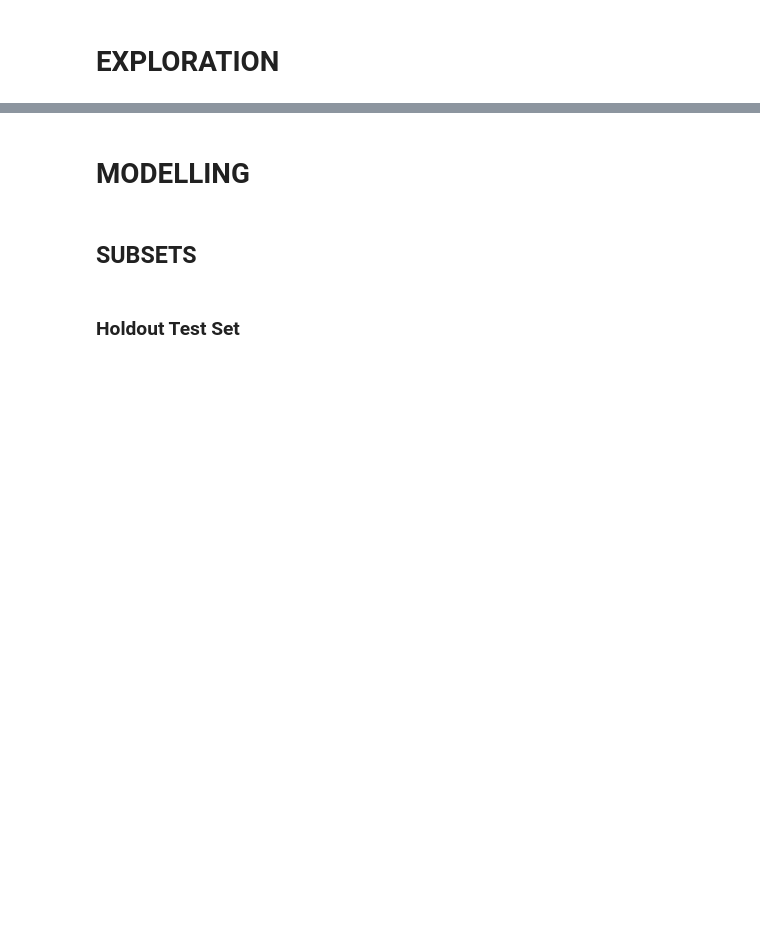
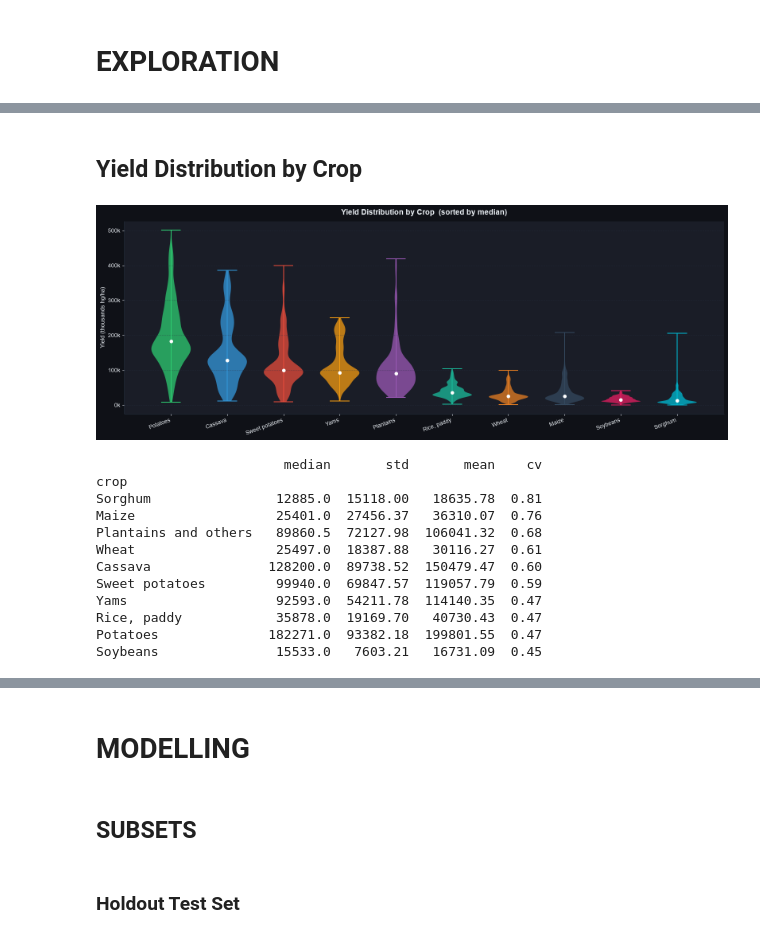
Before and after one commit to olivierbinder/agri, a Jupyter notebook: notebooks/agri.ipynb, the cells around one changed output, grey strips where cells are left out. Saved outputs shown, nothing was run; the diff lists cells and outputs as text; code cells hidden in the pictures; blank space fills up the shorter version.

```diff
--- a/notebooks/agri.ipynb
+++ b/notebooks/agri.ipynb
@@ -378,2 +267,6 @@ print(f"📐 Total rows  : {len(gen):,}")
+# %%
+# Canonical crop order (by median yield) and color mapping, reused across all plots.
+crop_order = agri.groupby("crop")["yield"].median().sort_values(ascending=False).index
+crop_colors = {crop: PALETTE[i % len(PALETTE)] for i, crop in enumerate(crop_order)}
 # %% [markdown]
 # EXPLORATION
@@ -1352,0 +331,60 @@ Yams                       Japan  211343.0
+# %% [markdown]
+## Yield Distribution by Crop
+# %%
+fig, ax = plt.subplots(figsize=(16, 6))
+fig.patch.set_facecolor(BG_COLOR)
+
+for i, crop in enumerate(crop_order):
+    data = agri[agri["crop"] == crop]["yield"] / 1000  # convert to thousands.
+    parts = ax.violinplot(data, positions=[i], widths=0.7, showmedians=False)
+    for pc in parts["bodies"]:  # ty: ignore[not-iterable]
+        pc.set_facecolor(crop_colors[crop])
+        pc.set_alpha(0.75)
+    parts["cbars"].set_color(crop_colors[crop])
+    parts["cmins"].set_color(crop_colors[crop])
+    parts["cmaxes"].set_color(crop_colors[crop])
+    # White dot marks the median.
+    ax.scatter([i], [data.median()], color="white", s=30, zorder=5)
+
+ax.set_xticks(range(len(crop_order)))
+ax.set_xticklabels(
+    [c.replace(" and others", "") for c in crop_order],
+    rotation=20,
+    ha="right",
+    fontsize=10,
+)
+ax.set_ylabel("Yield (thousands hg/ha)", fontsize=11)
+ax.set_title(
+    "Yield Distribution by Crop  (sorted by median)",
+    fontsize=14,
+    fontweight="bold",
+    pad=12,
+)
+ax.yaxis.set_major_formatter(mticker.FuncFormatter(lambda x, _: f"{x:.0f}k"))
+ax.grid(axis="y")
+
+plt.tight_layout()
+plt.savefig(
+    PLOTS / "fig_crop_violin.png", dpi=150, bbox_inches="tight", facecolor=BG_COLOR
+)
+plt.show()
+
+# Coefficient of variation (std / mean): relative dispersion, comparable across crops
+# despite their very different yield scales.
+crop_stats = agri.groupby("crop")["yield"].agg(median="median", std="std", mean="mean")
+crop_stats["cv"] = crop_stats["std"] / crop_stats["mean"]
+print(crop_stats.sort_values("cv", ascending=False).round(2))
+# %% [output]
+[figure, added]
+                        median       std       mean    cv
+crop
+Sorghum                12885.0  15118.00   18635.78  0.81
+Maize                  25401.0  27456.37   36310.07  0.76
+Plantains and others   89860.5  72127.98  106041.32  0.68
+Wheat                  25497.0  18387.88   30116.27  0.61
+Cassava               128200.0  89738.52  150479.47  0.60
+Sweet potatoes         99940.0  69847.57  119057.79  0.59
+Yams                   92593.0  54211.78  114140.35  0.47
+Rice, paddy            35878.0  19169.70   40730.43  0.47
+Potatoes              182271.0  93382.18  199801.55  0.47
+Soybeans               15533.0   7603.21   16731.09  0.45
```
Also changed, not shown: parts of 102 cells of this notebook, 27 other files.
